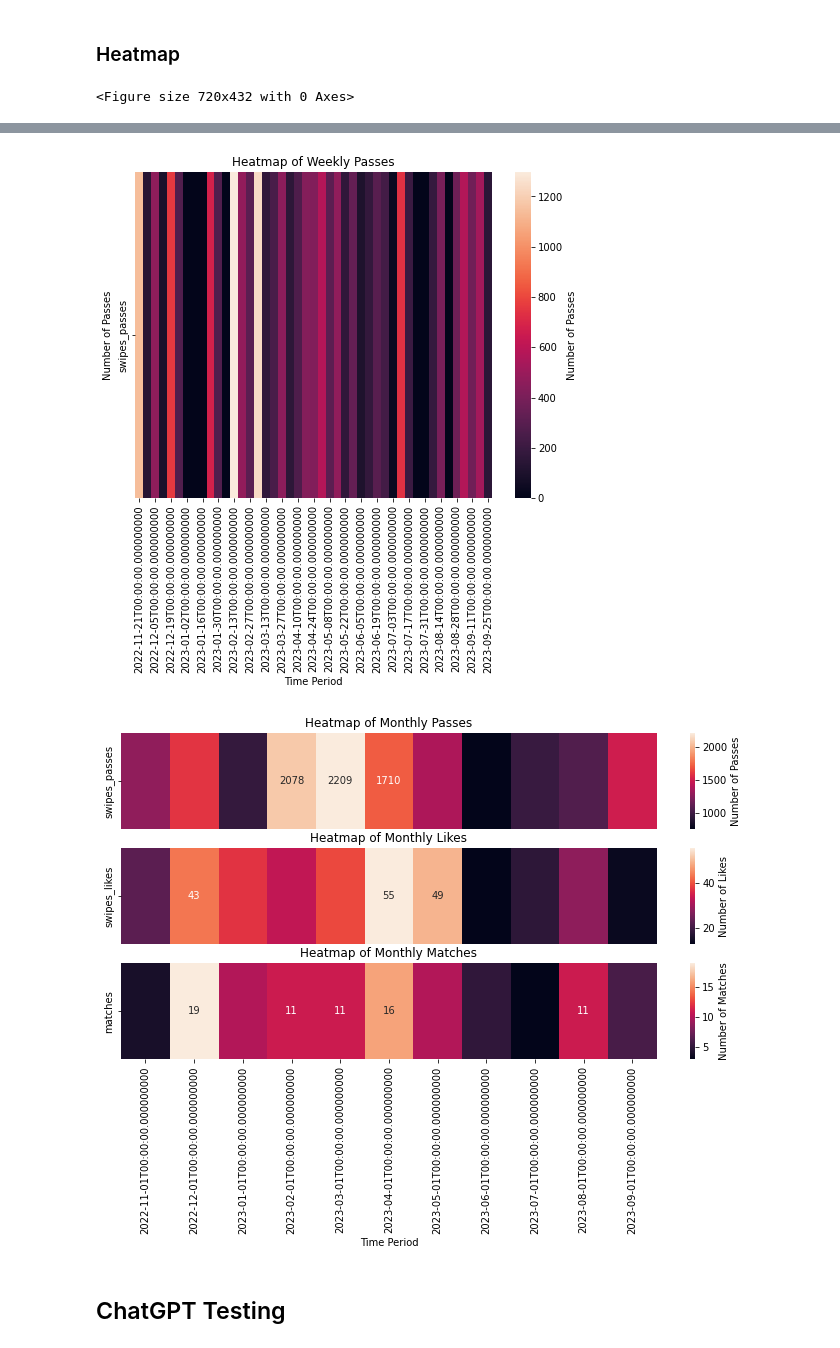
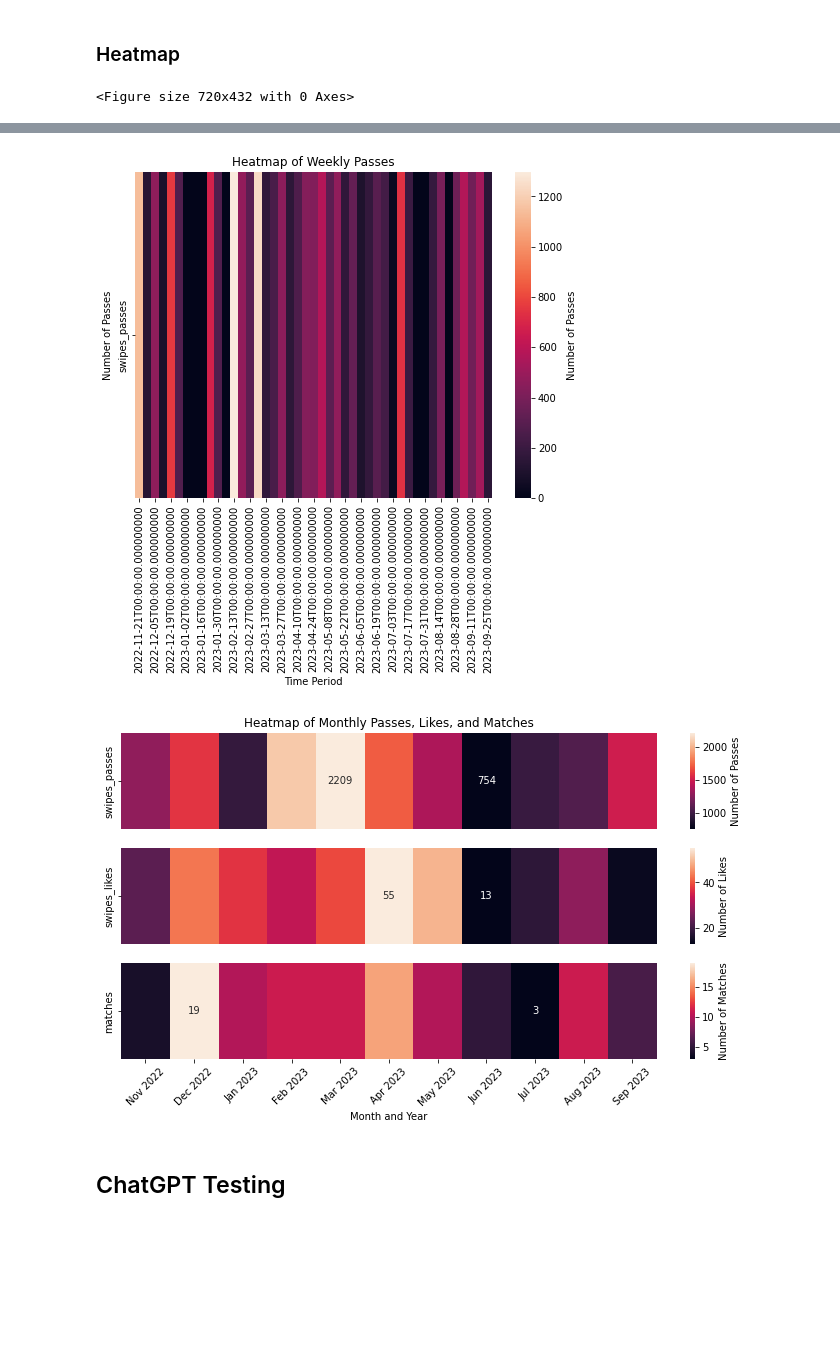
Before and after one commit to saminourji/TinderAnalysis, a Jupyter notebook: main.ipynb, the cells around one changed output, grey strips where cells are left out. Cells and saved outputs as stored; diff of their text form; code cells hidden in the pictures; blank space fills up the shorter version.

Commit message:
Finalized triple heatmap with min/max vals

```diff
--- a/main.ipynb
+++ b/main.ipynb
@@ -15,6 +14,12 @@ def replace_zeros_inf(df):
     df = df.replace([np.inf, -np.inf], 0)
     return df
 
+def mask_max_min_vals(df, col):
+    top_n_values = df[col].nlargest(1)
+    bot_n_values = df[col].nsmallest(1)
+    mask = df[col].apply(lambda x: x if x in top_n_values.values or x in bot_n_values.values else "")
+    return mask.to_frame().T
+
 def mask_top_n_vals(df, col, n):
     top_n_values = df[col].nlargest(n)
     mask = df[col].apply(lambda x: x if x in top_n_values.values else "")
@@ -232,47 +239,57 @@ plt.title('Heatmap of Daily Passes')
 plt.xlabel('Time Period')
 plt.ylabel('Number of Passes')
 plt.show()
+
+
 
 #passes heatmap weekly
 
 plt.figure(figsize=(8, 6))
 sns.heatmap(df_passes_weekly[["swipes_passes"]].T, annot=False, fmt='d', cbar_kws={'label': 'Number of Passes'})
 sns.color_palette("rocket", as_cmap=True)
 plt.title('Heatmap of Weekly Passes')
 plt.xlabel('Time Period')
 plt.ylabel('Number of Passes')
 plt.show()
 
 #passes heatmap monthly
 # df_passes_matches_monthly_pct = df_passes_matches_monthly.copy()
 # sum = df_passes_matches_monthly_pct['swipes_passes'].sum()
 # df_passes_matches_monthly_pct['swipes_passes'] = 100*df_passes_matches_monthly_pct['swipes_passes']/sum
 # sum = df_passes_matches_monthly_pct['swipes_likes'].sum()
 # df_passes_matches_monthly_pct['swipes_likes'] = 100*df_passes_matches_monthly_pct['swipes_likes']/sum
 
 # Sort the values in the column and select the top 10
 
 fig, axes = plt.subplots(3, 1, figsize=(12, 6))
-sns.heatmap(df_passes_matches_monthly[["swipes_passes"]].T, ax = axes[0], annot=mask_top_n_vals(df_passes_matches_monthly, "swipes_passes", 3), fmt='', cbar_kws={'label': 'Number of Passes'})
-sns.heatmap(df_passes_matches_monthly[["swipes_likes"]].T, ax = axes[1], annot=mask_top_n_vals(df_passes_matches_monthly, "swipes_likes", 3), fmt='', cbar_kws={'label': 'Number of Likes'})
-sns.heatmap(df_passes_matches_monthly[["matches"]].T, ax = axes[2], annot=mask_top_n_vals(df_passes_matches_monthly, "matches", 3), fmt='', cbar_kws={'label': 'Number of Matches'})
+
+sns.heatmap(df_passes_matches_monthly[["swipes_passes"]].T, ax = axes[0], annot=mask_max_min_vals(df_passes_matches_monthly, "swipes_passes"), fmt='', cbar_kws={'label': 'Number of Passes'})
+sns.heatmap(df_passes_matches_monthly[["swipes_likes"]].T, ax = axes[1], annot=mask_max_min_vals(df_passes_matches_monthly, "swipes_likes"), fmt='', cbar_kws={'label': 'Number of Likes'})
+sns.heatmap(df_passes_matches_monthly[["matches"]].T, ax = axes[2], annot=mask_max_min_vals(df_passes_matches_monthly, "matches"), fmt='', cbar_kws={'label': 'Number of Matches'})
 sns.color_palette("rocket", as_cmap=True)
 
 axes[0].xaxis.set_visible(False)
 axes[1].xaxis.set_visible(False)
 
-axes[0].set_title('Heatmap of Monthly Passes')
-axes[1].set_title('Heatmap of Monthly Likes')
-axes[2].set_title('Heatmap of Monthly Matches')
+axes[0].set_title('Heatmap of Monthly Passes, Likes, and Matches')
+# axes[1].set_title('Heatmap of Monthly Likes')
+# axes[2].set_title('Heatmap of Monthly Matches')
 
-plt.xlabel('Time Period')
+# axes[2].xaxis.set_major_locator(MonthLocator(interval=1))
+# axes[2].xaxis.set_major_formatter(DateFormatter('%b'))
+date_format = df_passes_matches_monthly.index.strftime('%b %Y')
+axes[2].set_xticklabels(date_format, rotation=45)
+
+
+plt.xlabel('Month and Year')
+plt.xticks(rotation=45)
 # plt.ylabel('Number of Passes')
 plt.show()
 # %% [output]
 <Figure size 720x432 with 0 Axes>
 [figure]
 [figure]
-[figure, old version]
+[figure, new version]
 # %% [markdown]
 ## ChatGPT Testing
 # %%
```
Also changed, not shown: parts of 4 cells of this notebook.
